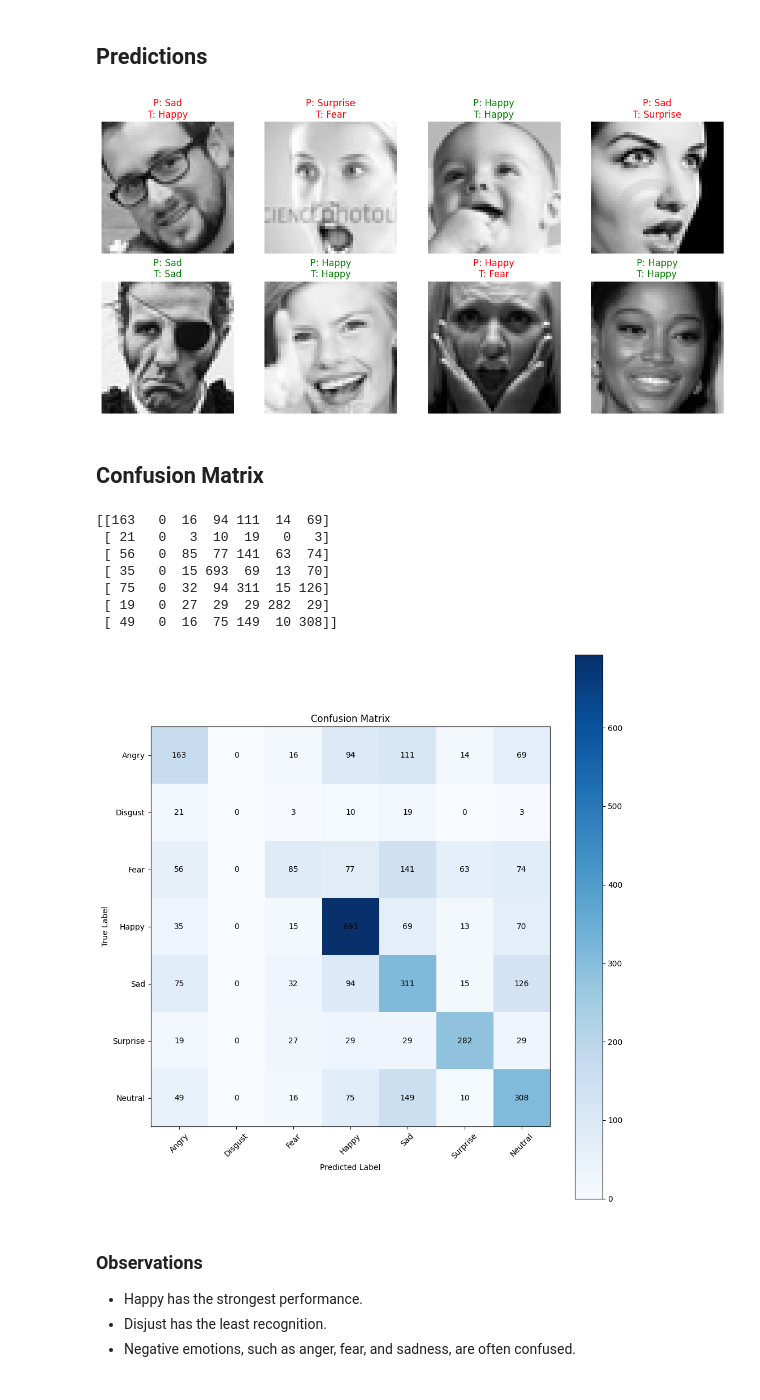
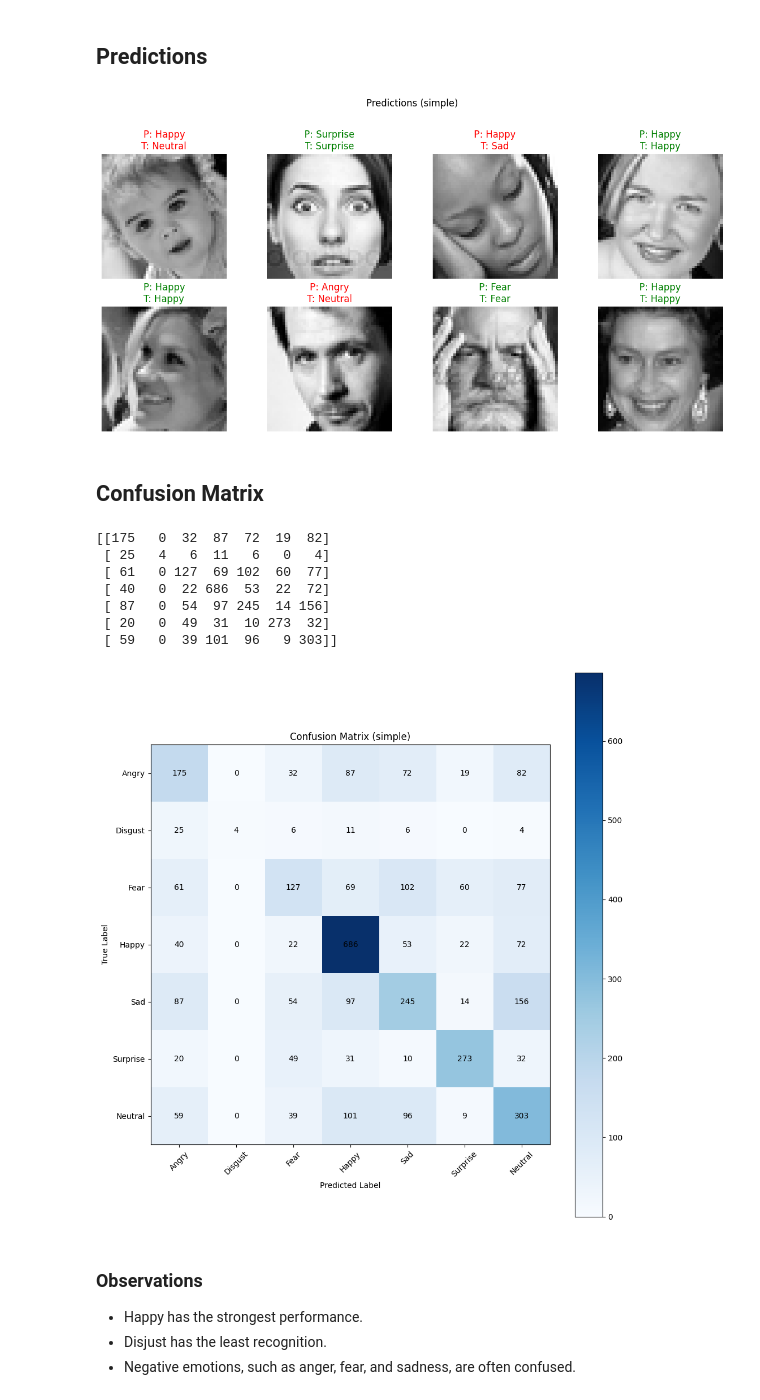
Before and after one commit to qingya012/cnn-emotion-gradcam, a Jupyter notebook: notebooks/explore.ipynb, the cells around one changed output. Drawn from its saved outputs; the diff is of its cells as text; code cells hidden in the pictures.

```diff
--- a/notebooks/explore.ipynb
+++ b/notebooks/explore.ipynb
@@ -45,14 +52,25 @@ ROOT = Path.cwd()
 if ROOT.name == "notebooks":
     ROOT = ROOT.parent
 sys.path.insert(0, str(ROOT / "src"))
-from main import FERDataset, SimpleCNN
 
-_hist = ROOT / "train_losses.npy"
-if not _hist.exists():
-    raise FileNotFoundError(
-        f"{_hist} not found. Run training from the repo root so metrics are saved, e.g.:\n"
-        "  python src/main.py"
-    )
-train_losses = np.load(ROOT / "train_losses.npy")
-val_losses = np.load(ROOT / "val_losses.npy")
-val_accuracies = np.load(ROOT / "val_accuracies.npy")
+from main import MODELS, get_results_dir, load_history
+
+# Switch between "simple" and "vgg"
+MODEL_NAME = "simple"
+
+history = load_history(MODEL_NAME, ROOT)
+train_losses = history["train_losses"]
+val_losses = history["val_losses"]
+val_accuracies = history["val_accuracies"]
+
+# Load every trained model that has metrics (for comparison plots)
+all_histories = {}
+for name in MODELS:
+    try:
+        all_histories[name] = load_history(name, ROOT)
+    except FileNotFoundError:
+        pass
+
+print(f"Active model: {MODEL_NAME} ({get_results_dir(MODEL_NAME, ROOT)})")
+print(f"Available results: {list(all_histories)}")
+print(f"Best val accuracy ({MODEL_NAME}): {val_accuracies.max():.4f}")
@@ -86,43 +147,40 @@ import torch
 _root = Path.cwd()
 ROOT = _root.parent if _root.name == "notebooks" else _root
 sys.path.insert(0, str(ROOT / "src"))
-from main import FERDataset, SimpleCNN
+from main import FERDataset, get_device, load_trained_model
 
+# Uses MODEL_NAME from the Training Summary setup cell
 val_dataset = FERDataset(ROOT / "data" / "fer2013.csv", split="PublicTest")
-
-device = torch.device("cuda" if torch.cuda.is_available() else "cpu")
-
-model = SimpleCNN()
-model.load_state_dict(torch.load(ROOT / "best_model.pth", map_location=device))
-model.eval()
-model.to(device)
+device = get_device()
+model = load_trained_model(MODEL_NAME, device, ROOT)
 
 indices = random.sample(range(len(val_dataset)), 8)
 
 plt.figure(figsize=(12, 6))
 
 for i, idx in enumerate(indices):
     image, label = val_dataset[idx]
 
     input_tensor = image.unsqueeze(0).to(device)
 
     with torch.no_grad():
         output = model(input_tensor)
         pred = output.argmax(dim=1).item()
 
     plt.subplot(2, 4, i + 1)
     plt.imshow(image.squeeze(), cmap="gray")
 
     title = f"P: {FERDataset.class_names[pred]}\nT: {FERDataset.class_names[label]}"
     color = "green" if pred == label else "red"
     plt.title(title, color=color)
 
     plt.axis("off")
 
+plt.suptitle(f"Predictions ({MODEL_NAME})", y=1.02)
 plt.tight_layout()
 plt.show()
 # %% [output]
-[figure, old version]
+[figure, new version]
 # %% [markdown]
 ## Confusion Matrix
 # %%
@@ -135,17 +193,20 @@ ROOT = Path.cwd()
 if ROOT.name == "notebooks":
     ROOT = ROOT.parent
 
-class_names = ["Angry", "Disgust", "Fear", "Happy", "Sad", "Surprise", "Neutral"]
+import sys
+sys.path.insert(0, str(ROOT / "src"))
+from main import FERDataset, load_predictions
 
-y_true = np.load(ROOT / "best_y_true.npy")
-y_pred = np.load(ROOT / "best_y_pred.npy")
+class_names = list(FERDataset.class_names)
 
-cm = confusion_matrix(y_true, y_pred, labels=[0, 1, 2, 3, 4, 5, 6])
+y_true, y_pred = load_predictions(MODEL_NAME, ROOT)
+
+cm = confusion_matrix(y_true, y_pred, labels=list(range(len(class_names))))
 print(cm)
 
 plt.figure(figsize=(10, 10))
 plt.imshow(cm, interpolation="nearest", cmap=plt.cm.Blues)
-plt.title("Confusion Matrix")
+plt.title(f"Confusion Matrix ({MODEL_NAME})")
 plt.colorbar()
 
 tick_marks = np.arange(len(class_names))
@@ -162,14 +223,14 @@ for i in range(cm.shape[0]):
 plt.tight_layout()
 plt.show()
 # %% [output]
-[[163   0  16  94 111  14  69]
- [ 21   0   3  10  19   0   3]
- [ 56   0  85  77 141  63  74]
- [ 35   0  15 693  69  13  70]
- [ 75   0  32  94 311  15 126]
- [ 19   0  27  29  29 282  29]
- [ 49   0  16  75 149  10 308]]
+[[175   0  32  87  72  19  82]
+ [ 25   4   6  11   6   0   4]
+ [ 61   0 127  69 102  60  77]
+ [ 40   0  22 686  53  22  72]
+ [ 87   0  54  97 245  14 156]
+ [ 20   0  49  31  10 273  32]
+ [ 59   0  39 101  96   9 303]]
-[figure, old version]
+[figure, new version]
 # %% [markdown]
 ### Observations
 - Happy has the strongest performance.
```
Also changed, not shown: parts of 9 cells of this notebook, 20 other files.
